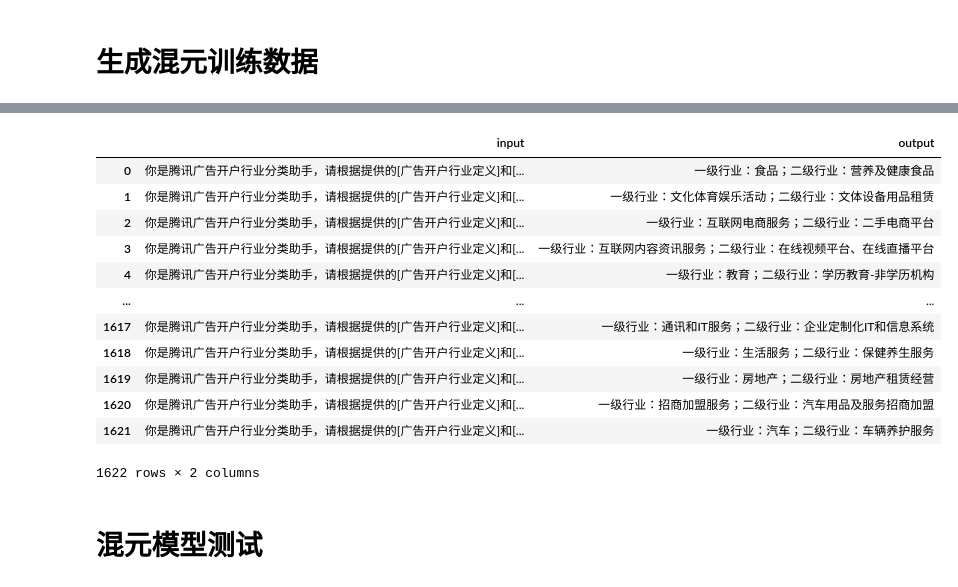
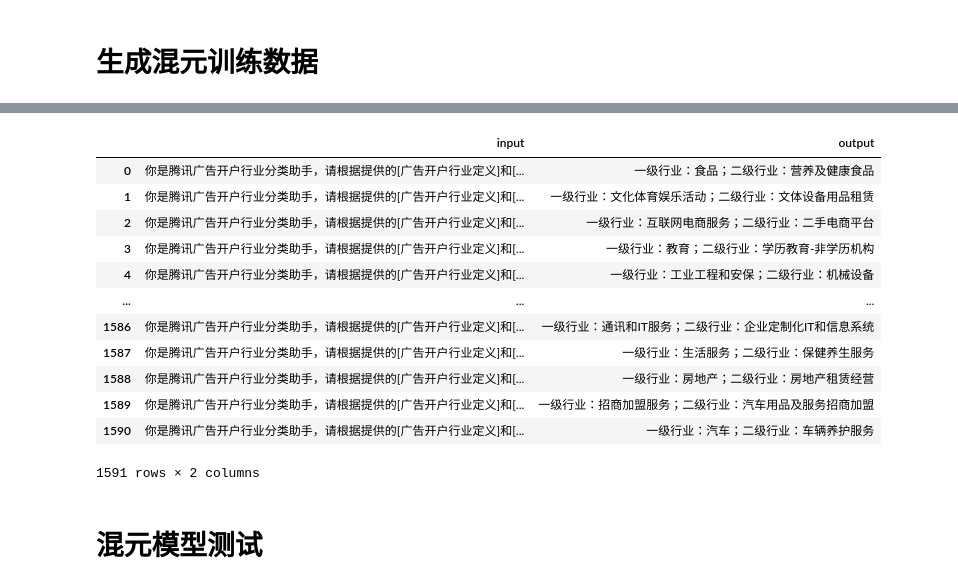
Before and after one commit to yenanjing/OpenZero, a Jupyter notebook: examples/data_preprocess/open_industry.ipynb, the cells around one changed output, grey strips where cells are left out. Drawn from its saved outputs; the diff is of its cells as text; code cells hidden in the pictures.

```diff
--- a/examples/data_preprocess/open_industry.ipynb
+++ b/examples/data_preprocess/open_industry.ipynb
@@ -230,7 +265,7 @@ td["first_industry"]
 # %%
 import pandas as pd
 
-df_train = pd.read_excel("/Users/wenweili/Desktop/AI客服/开户行业/妙问开户行业数据集_v3_train.xlsx")
+df_train = pd.read_excel("/Users/wenweili/Desktop/AI客服/开户行业/妙问开户行业数据集_v4_train.xlsx")
 df_train
 # %% [output]
 |  | 问题描述 | answer |
@@ -248,0 +284,3 @@ df_train
+# %%
+df_train["dtype"] = df_train.apply(lambda x: type(x["answer"]), axis=1)
+df_train["dtype"].value_counts()
@@ -249,38 +291,38 @@ df_train
 # %%
 import yaml
 import os
 
 current_dir = os.getcwd()
 
 # 拼接 prompt.yaml 文件的路径
 yaml_file_path = os.path.join(current_dir, "prompt_hy.yaml")
 
 # 读取并解析 YAML 文件
 with open(yaml_file_path, "r", encoding="utf-8") as file:
     prompt_data = yaml.safe_load(file)
 
 prompt_t = prompt_data["prompt"]
 
-df["input"] = df["问题描述"].apply(lambda x: prompt_t.replace("{query}", x))
+df_train["input"] = df_train["问题描述"].apply(lambda x: prompt_t.replace("{query}", x))
 
-df["output"] = df["answer"].apply(
+df_train["output"] = df_train["answer"].apply(
     lambda x: "一级行业：" + eval(x)["first_industry"] + "；" + "二级行业：" + eval(x)["second_industry"])
 
-hy_train = df[["input", "output"]]
+hy_train = df_train[["input", "output"]]
 hy_train
 # %% [output]
 |  | input | output |
 | 0 | 你是腾讯广告开户行业分类助手，请根据提供的[广告开户行业定义]和[... | 一级行业：食品；二级行业：营养及健康食品 |
 | 1 | 你是腾讯广告开户行业分类助手，请根据提供的[广告开户行业定义]和[... | 一级行业：文化体育娱乐活动；二级行业：文体设备用品租赁 |
 | 2 | 你是腾讯广告开户行业分类助手，请根据提供的[广告开户行业定义]和[... | 一级行业：互联网电商服务；二级行业：二手电商平台 |
-| 3 | 你是腾讯广告开户行业分类助手，请根据提供的[广告开户行业定义]和[... | 一级行业：互联网内容资讯服务；二级行业：在线视频平台、在线直播平台 |
-| 4 | 你是腾讯广告开户行业分类助手，请根据提供的[广告开户行业定义]和[... | 一级行业：教育；二级行业：学历教育-非学历机构 |
+| 3 | 你是腾讯广告开户行业分类助手，请根据提供的[广告开户行业定义]和[... | 一级行业：教育；二级行业：学历教育-非学历机构 |
+| 4 | 你是腾讯广告开户行业分类助手，请根据提供的[广告开户行业定义]和[... | 一级行业：工业工程和安保；二级行业：机械设备 |
 | ... | ... | ... |
-| 1617 | 你是腾讯广告开户行业分类助手，请根据提供的[广告开户行业定义]和[... | 一级行业：通讯和IT服务；二级行业：企业定制化IT和信息系统 |
-| 1618 | 你是腾讯广告开户行业分类助手，请根据提供的[广告开户行业定义]和[... | 一级行业：生活服务；二级行业：保健养生服务 |
-| 1619 | 你是腾讯广告开户行业分类助手，请根据提供的[广告开户行业定义]和[... | 一级行业：房地产；二级行业：房地产租赁经营 |
-| 1620 | 你是腾讯广告开户行业分类助手，请根据提供的[广告开户行业定义]和[... | 一级行业：招商加盟服务；二级行业：汽车用品及服务招商加盟 |
-| 1621 | 你是腾讯广告开户行业分类助手，请根据提供的[广告开户行业定义]和[... | 一级行业：汽车；二级行业：车辆养护服务 |
+| 1586 | 你是腾讯广告开户行业分类助手，请根据提供的[广告开户行业定义]和[... | 一级行业：通讯和IT服务；二级行业：企业定制化IT和信息系统 |
+| 1587 | 你是腾讯广告开户行业分类助手，请根据提供的[广告开户行业定义]和[... | 一级行业：生活服务；二级行业：保健养生服务 |
+| 1588 | 你是腾讯广告开户行业分类助手，请根据提供的[广告开户行业定义]和[... | 一级行业：房地产；二级行业：房地产租赁经营 |
+| 1589 | 你是腾讯广告开户行业分类助手，请根据提供的[广告开户行业定义]和[... | 一级行业：招商加盟服务；二级行业：汽车用品及服务招商加盟 |
+| 1590 | 你是腾讯广告开户行业分类助手，请根据提供的[广告开户行业定义]和[... | 一级行业：汽车；二级行业：车辆养护服务 |
-1622 rows × 2 columns
+1591 rows × 2 columns
 # %%
 hy_train_shuf_df = hy_train.sample(frac=1).reset_index(drop=True)
```
Also changed, not shown: parts of 13 cells of this notebook, 1 other file.
